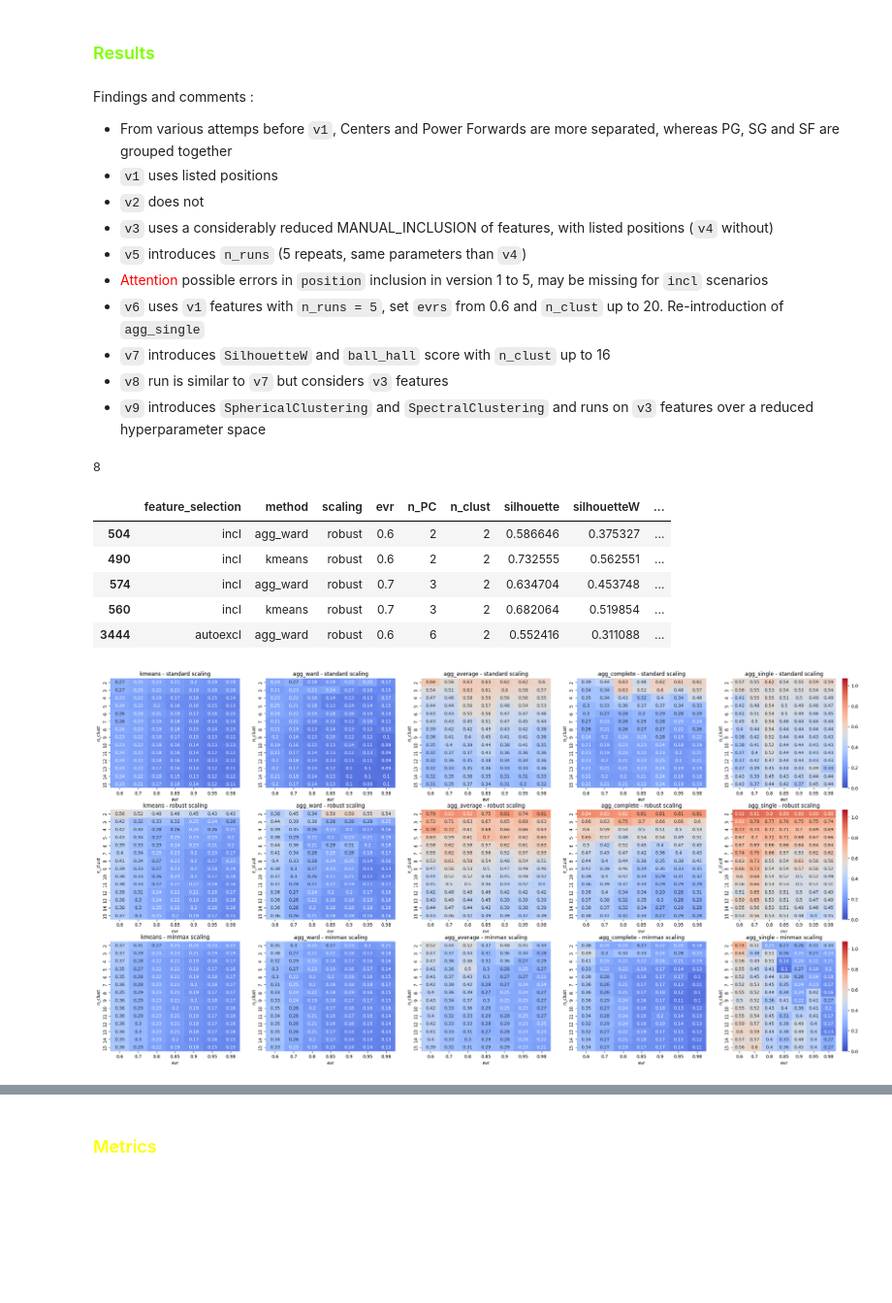
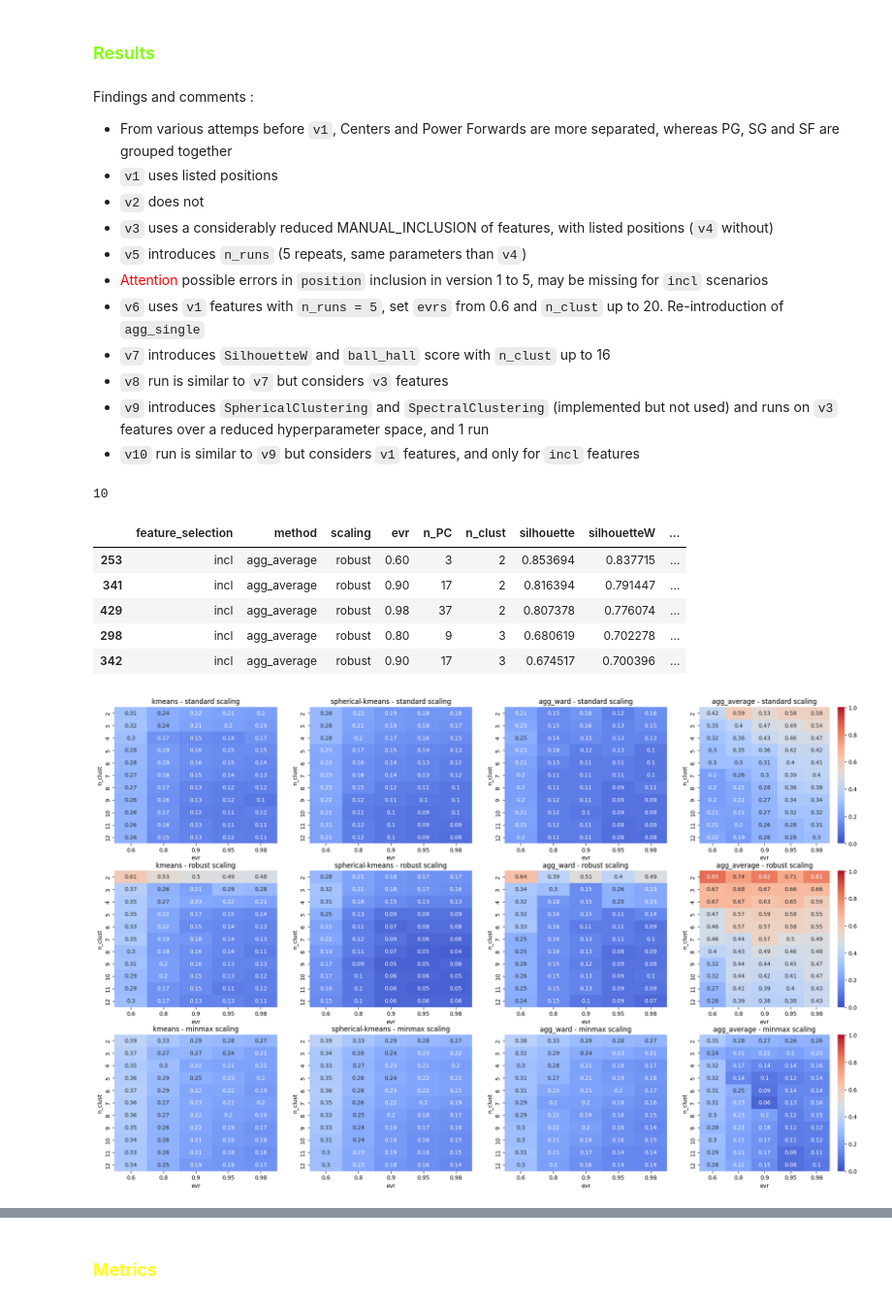
Before and after one commit to arnaud-odet/Roster_Building, a Jupyter notebook: notebooks/clustering.ipynb, the cells around one changed output, grey strips where cells are left out. Shown at 97% size. Saved outputs shown, nothing was run; the diff lists cells and outputs as text; code cells hidden in the pictures; blank space fills up the shorter version.

```diff
--- a/notebooks/clustering.ipynb
+++ b/notebooks/clustering.ipynb
@@ -254,41 +274,42 @@ KeyboardInterrupt:
 * `v6` uses `v1` features with `n_runs = 5`, set `evrs` from 0.6 and `n_clust` up to 20. Re-introduction of `agg_single`
 * `v7` introduces `SilhouetteW` and `ball_hall` score with `n_clust` up to 16
 * `v8` run is similar to `v7` but considers `v3` features
-* `v9` introduces `SphericalClustering` and `SpectralClustering` and runs on `v3` features over a reduced hyperparameter space
+* `v9` introduces `SphericalClustering` and `SpectralClustering` (implemented but not used) and runs on `v3` features over a reduced hyperparameter space, and 1 run
+* `v10` run is similar to `v9` but considers `v1` features, and only for `incl` features
 # %%
-clusterer = Clusterer(alpha= 0.5, beta = 0)
+clusterer = Clusterer(alpha= 0.5, beta = 0.5)
 clusterer.last_version
 # %% [output]
-8
+10
 # %%
 cdf = clusterer.rdf.copy()
 # cdf = clusterer.load_results(3)
-display(cdf.sort_values(by = 'evr_e_w_silhouette', ascending=False).head(5))
+display(cdf.sort_values(by = 'silhouetteW', ascending=False).head(5))
 # %% [output]
 |  | feature_selection | method | scaling | evr | n_PC | n_clust | silhouette | silhouetteW | ... |
-| 504 | incl | agg_ward | robust | 0.6 | 2 | 2 | 0.586646 | 0.375327 | ... |
-| 490 | incl | kmeans | robust | 0.6 | 2 | 2 | 0.732555 | 0.562551 | ... |
-| 574 | incl | agg_ward | robust | 0.7 | 3 | 2 | 0.634704 | 0.453748 | ... |
-| 560 | incl | kmeans | robust | 0.7 | 3 | 2 | 0.682064 | 0.519854 | ... |
-| 3444 | autoexcl | agg_ward | robust | 0.6 | 6 | 2 | 0.552416 | 0.311088 | ... |
+| 253 | incl | agg_average | robust | 0.60 | 3 | 2 | 0.853694 | 0.837715 | ... |
+| 341 | incl | agg_average | robust | 0.90 | 17 | 2 | 0.816394 | 0.791447 | ... |
+| 429 | incl | agg_average | robust | 0.98 | 37 | 2 | 0.807378 | 0.776074 | ... |
+| 298 | incl | agg_average | robust | 0.80 | 9 | 3 | 0.680619 | 0.702278 | ... |
+| 342 | incl | agg_average | robust | 0.90 | 17 | 3 | 0.674517 | 0.700396 | ... |
 # %%
 scalings = cdf['scaling'].unique()
 methods = cdf['method'].unique()
 
-# metric = 'silhouette'
-metric = 'silhouetteW'
+metric = 'silhouette'
+# metric = 'silhouetteW'
 # metric = 'e_w_silhouette'
 # metric = 'evr_e_w_silhouette'
 
 heatmap_kw = {'cmap': 'coolwarm', 'vmin': max(cdf[metric].min()-0.15,0), 'vmax':cdf[metric].max()+0.15, 'annot': True}
 fig, axs = plt.subplots(len(scalings),len(methods),figsize = (6*len(methods),5* len(scalings)));
 _cdf = cdf.groupby(['method','scaling','evr','n_clust']).agg({'n_PC':'first', metric:'max'}).reset_index()
 for i, ax in enumerate(axs.flatten()) :
     method = methods[i % len(methods)]
     scaling = scalings[i // len(methods)]
     sns.heatmap(data= _cdf[(_cdf['method']==method)&(_cdf['scaling']==scaling)].pivot(index = 'n_clust', columns = ['evr'], values = metric).round(2),
                 ax = ax, **heatmap_kw, cbar = (i % len(methods)) == len(methods) -1);
     ax.set_title(f"{method} - {scaling} scaling");
 # %% [output]
-[figure, old version]
+[figure, new version]
 # %%
```
Also changed, not shown: parts of 7 cells of this notebook, 3 other files.
